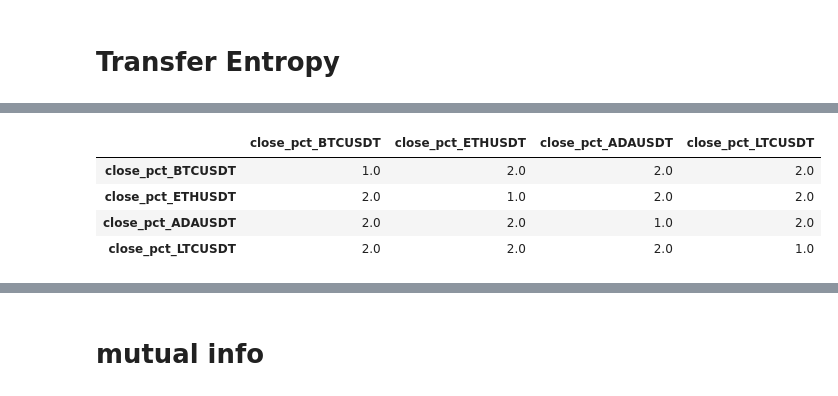
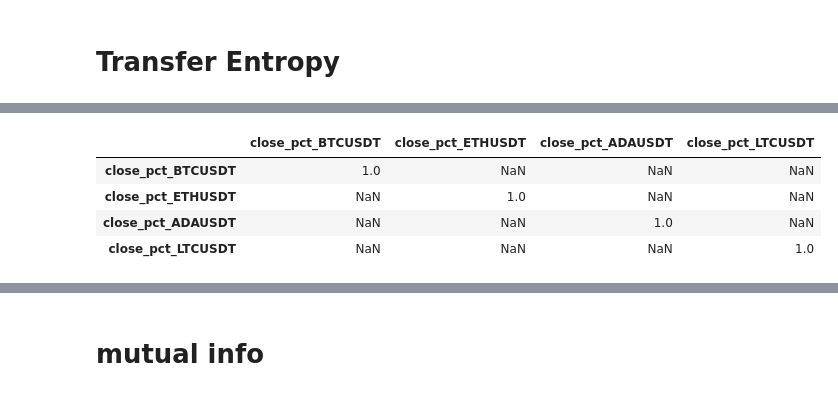
Before and after one commit to guyvandam/3rdYearResearchProject, a Jupyter notebook: correlation_research.ipynb, the cells around one changed output, grey strips where cells are left out. Drawn from its saved outputs; the diff is of its cells as text; code cells hidden in the pictures.

```diff
--- a/correlation_research.ipynb
+++ b/correlation_research.ipynb
@@ -133,10 +106,35 @@ ValueError: all the input arrays must have same number of dimensions, but the ar
-# %%
-def yeet(arr2, arr1):
-    return 2
-get_correl_matrix(one_hour_df, method=yeet, column_name_list=one_hour_df.columns)
-# %% [output]
-|  | close_pct_BTCUSDT | close_pct_ETHUSDT | close_pct_ADAUSDT | close_pct_LTCUSDT |
-| close_pct_BTCUSDT | 1.0 | 2.0 | 2.0 | 2.0 |
-| close_pct_ETHUSDT | 2.0 | 1.0 | 2.0 | 2.0 |
-| close_pct_ADAUSDT | 2.0 | 2.0 | 1.0 | 2.0 |
-| close_pct_LTCUSDT | 2.0 | 2.0 | 2.0 | 1.0 |
+# %%
+def get_transfer_entropy_matrix(df : pd.DataFrame, method: str = None, is_symetric = False):
+    num_cols = df.shape[1]
+    result = np.ones(shape=(num_cols, num_cols))
+
+    if method == "transfer_entropy" or method is None:
+        method = transfer_entropy.get_transfer_entropy
+
+    if is_symetric:
+        if method is None:
+            method = "spearman"
+        return df.corr(method=method)
+
+
+    for i in range(num_cols):
+        for j in range(num_cols):
+            if i==j:
+                continue
+            result[i,j] = method(df.iloc[:, i].to_numpy(), df.iloc[:, j].to_numpy())
+
+    return pd.DataFrame(data=result, columns=df.columns, index=df.columns)
+# %%
+from scipy.stats import spearmanr
+def yeet(arr1, arr2):
+    result = spearmanr(arr1, arr2)[0]
+    # print(result)
+    return result
+
+get_transfer_entropy_matrix(df=one_hour_df, is_symetric=True)
+# %% [output]
+|  | close_pct_BTCUSDT | close_pct_ETHUSDT | close_pct_ADAUSDT | close_pct_LTCUSDT |
+| close_pct_BTCUSDT | 1.0 | NaN | NaN | NaN |
+| close_pct_ETHUSDT | NaN | 1.0 | NaN | NaN |
+| close_pct_ADAUSDT | NaN | NaN | 1.0 | NaN |
+| close_pct_LTCUSDT | NaN | NaN | NaN | 1.0 |
```
Also changed, not shown: parts of 11 cells of this notebook, 2 other files.
